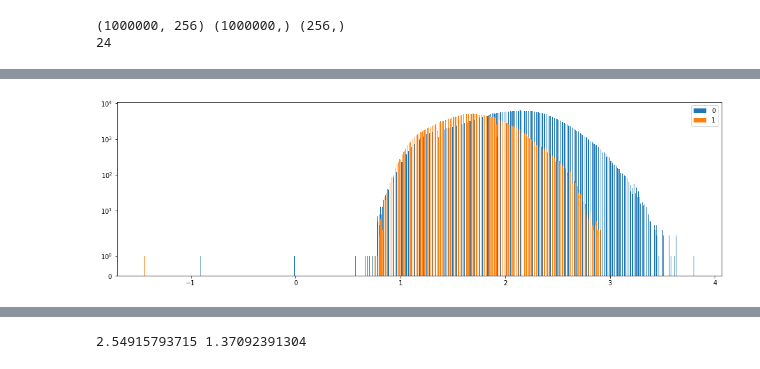
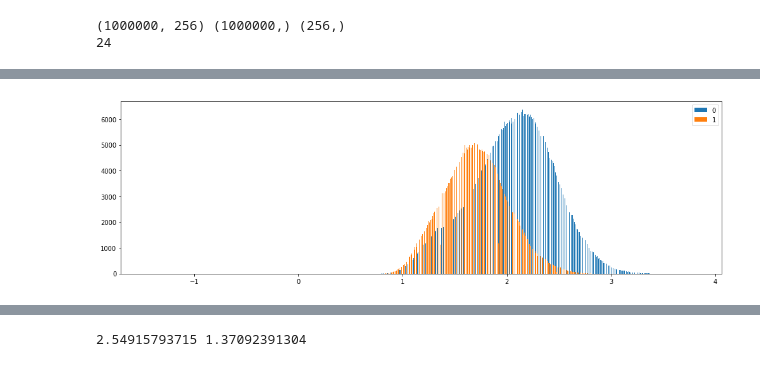
Before and after one commit to Copete/CS181_P1_AnFaXi, a Jupyter notebook: Antonio/P1_Antonio.ipynb, the cells around one changed output, grey strips where cells are left out. Cells and saved outputs as stored; diff of their text form; code cells hidden in the pictures.

```diff
--- a/Antonio/P1_Antonio.ipynb
+++ b/Antonio/P1_Antonio.ipynb
@@ -8,8 +8,8 @@ from sklearn.ensemble import RandomForestRegressor
 """
 Read in train and test as Pandas DataFrames
 """
-df_train = pd.read_csv("train.csv.gz")
-df_test = pd.read_csv("test.csv.gz")
+df_train = pd.read_csv("../train.csv.gz")
+df_test = pd.read_csv("../test.csv.gz")
 # %%
 df_train.head()
 # %% [output]
@@ -524,7 +526,7 @@ print(Y_train[h1].mean()-Y_train[h0].mean())
 plt.figure(figsize=(17,5))
 plt.hist(Y_train[h0],1000)
 plt.hist(Y_train[h1],1000)
-plt.yscale('symlog')
+#plt.yscale('symlog')
 plt.legend(['0','1'])
 plt.show()
 # %% [output]
@@ -534,4 +536,4 @@ plt.show()
-[figure, old version]
+[figure, new version]
 # %%
 n_train = X_train.shape[0]
 n_test  = X_test.shape[0]
```
Also changed, not shown: parts of 23 cells of this notebook, 2 other files.
